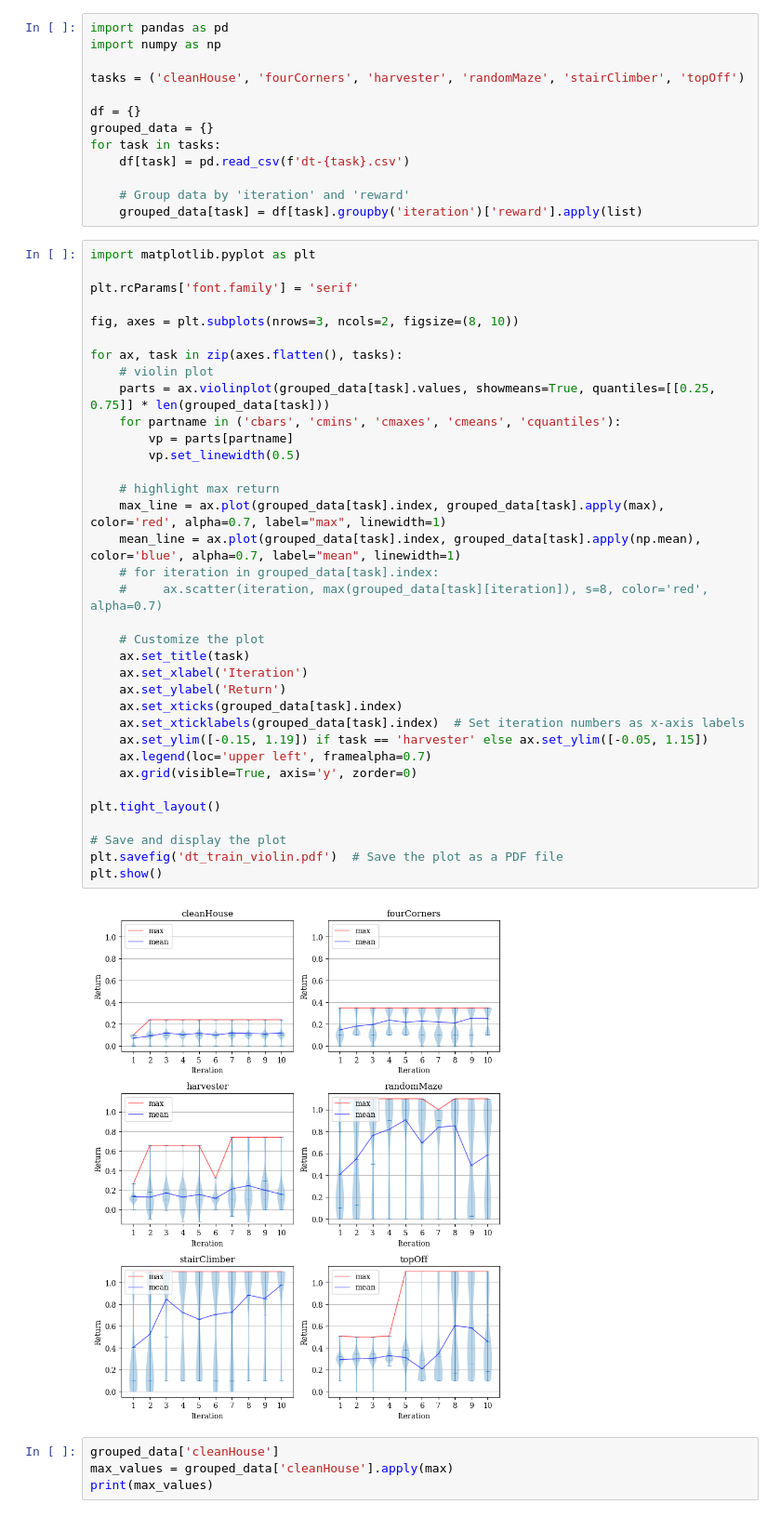
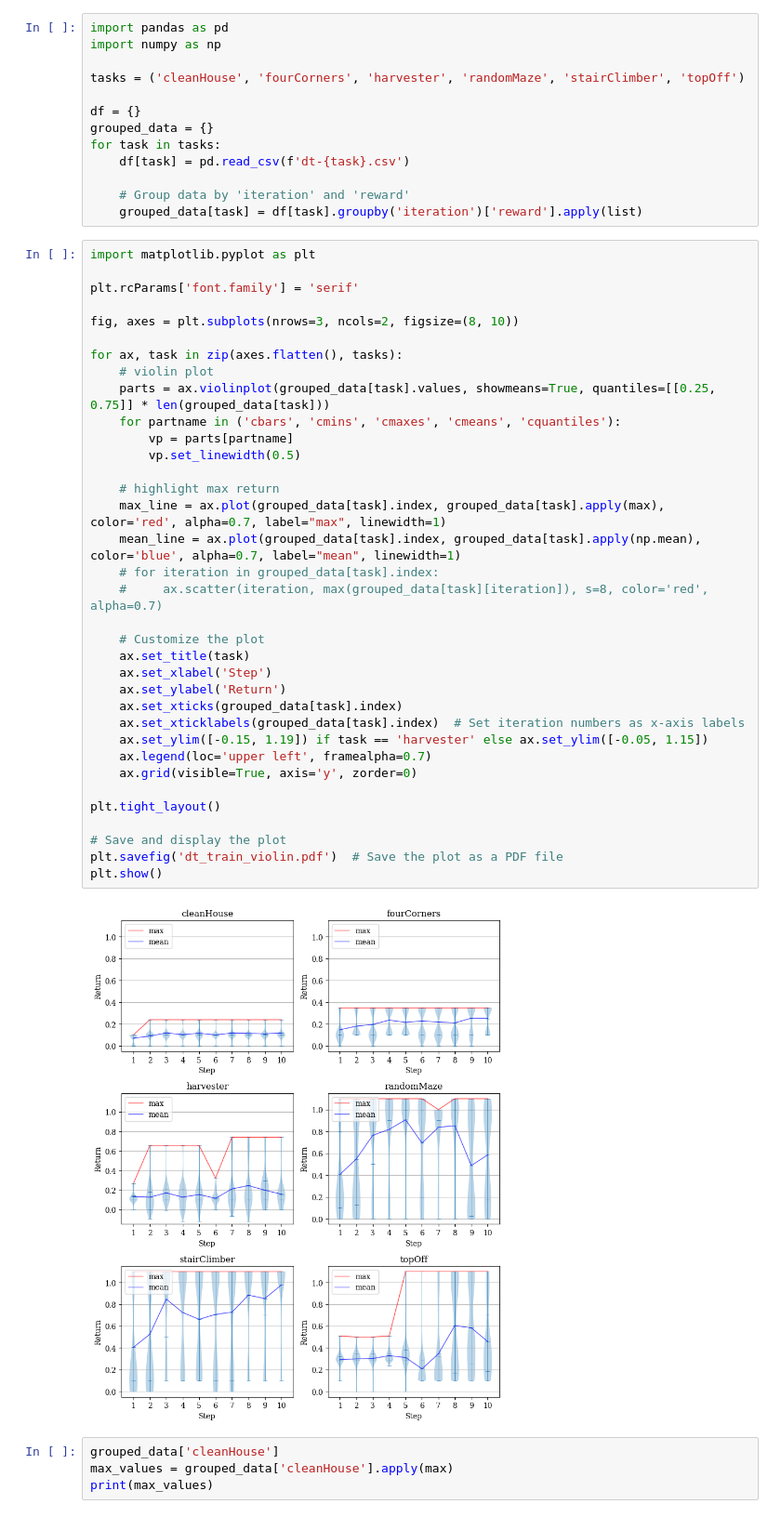
Before and after one commit to AbhijeetKrishnan/decision-transformer, a Jupyter notebook: karel/dt-training-analysis/gen_graph.ipynb, the cells around one changed output. Shown at 93% size. Saved outputs shown, nothing was run; the diff lists cells and outputs as text.

```diff
--- a/karel/dt-training-analysis/gen_graph.ipynb
+++ b/karel/dt-training-analysis/gen_graph.ipynb
@@ -19,35 +19,35 @@ plt.rcParams['font.family'] = 'serif'
 fig, axes = plt.subplots(nrows=3, ncols=2, figsize=(8, 10))
 
 for ax, task in zip(axes.flatten(), tasks):
     # violin plot
     parts = ax.violinplot(grouped_data[task].values, showmeans=True, quantiles=[[0.25, 0.75]] * len(grouped_data[task]))
     for partname in ('cbars', 'cmins', 'cmaxes', 'cmeans', 'cquantiles'):
         vp = parts[partname]
         vp.set_linewidth(0.5)
 
     # highlight max return
     max_line = ax.plot(grouped_data[task].index, grouped_data[task].apply(max), color='red', alpha=0.7, label="max", linewidth=1)
     mean_line = ax.plot(grouped_data[task].index, grouped_data[task].apply(np.mean), color='blue', alpha=0.7, label="mean", linewidth=1)
     # for iteration in grouped_data[task].index:
     #     ax.scatter(iteration, max(grouped_data[task][iteration]), s=8, color='red', alpha=0.7)
 
     # Customize the plot
     ax.set_title(task)
-    ax.set_xlabel('Iteration')
+    ax.set_xlabel('Step')
     ax.set_ylabel('Return')
     ax.set_xticks(grouped_data[task].index)
     ax.set_xticklabels(grouped_data[task].index)  # Set iteration numbers as x-axis labels
     ax.set_ylim([-0.15, 1.19]) if task == 'harvester' else ax.set_ylim([-0.05, 1.15])
     ax.legend(loc='upper left', framealpha=0.7)
     ax.grid(visible=True, axis='y', zorder=0)
 
 plt.tight_layout()
 
 # Save and display the plot
 plt.savefig('dt_train_violin.pdf')  # Save the plot as a PDF file
 plt.show()
 # %% [output]
-[figure, old version]
+[figure, new version]
 # %%
 grouped_data['cleanHouse']
 max_values = grouped_data['cleanHouse'].apply(max)
```
Also changed, not shown: parts of 1 cell of this notebook.
